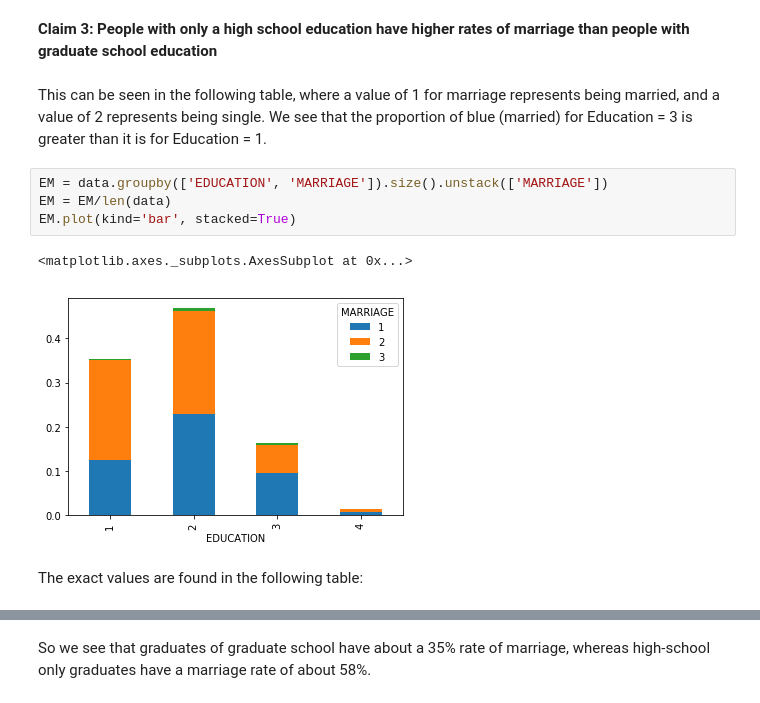
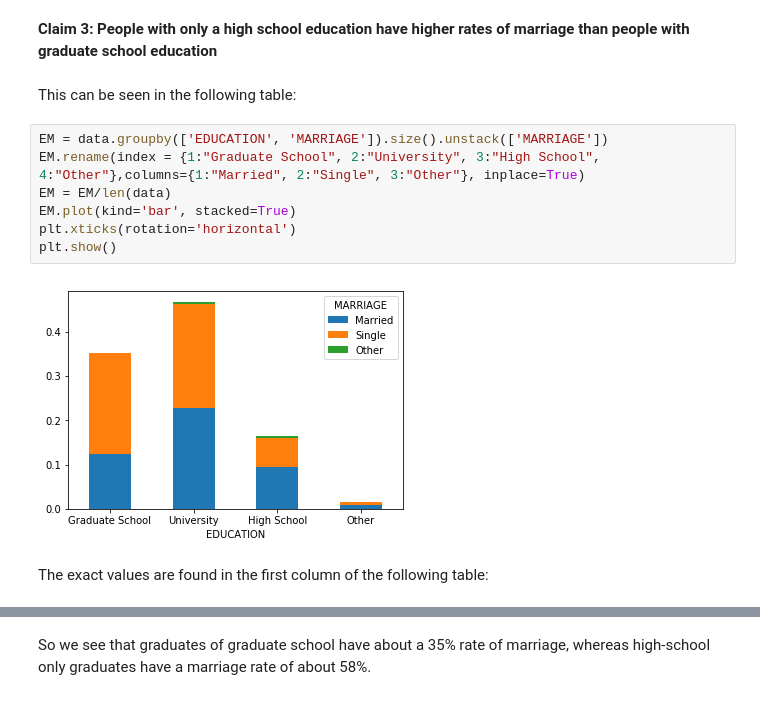
Before and after one commit to gblinick/Predicting-Credit-Card-Default-in-sci-kit-learn, a Jupyter notebook: Inferential Statistics/Inferential Statistics.ipynb, the cells around one changed output, grey strips where cells are left out. Cells and saved outputs as stored; diff of their text form.

```diff
--- a/Inferential Statistics/Inferential Statistics.ipynb
+++ b/Inferential Statistics/Inferential Statistics.ipynb
@@ -386,17 +386,19 @@ plt.hist(perm_replicates)
 As we can see again, the difference in default rates is never as great as what we observed. So we can reject the Null Hypothesis that men's and women's rates of default come from the same distribution.
 # %% [markdown]
 **Claim 3: People with only a high school education have higher rates of marriage than people with graduate school education**
-# %% [markdown]
-This can be seen in the following table, where a value of 1 for marriage represents being married, and a value of 2 represents being single. We see that the proportion of blue (married) for Education = 3 is greater than it is for Education = 1.
+# %% [markdown]
+This can be seen in the following table:
 # %%
 EM = data.groupby(['EDUCATION', 'MARRIAGE']).size().unstack(['MARRIAGE'])
+EM.rename(index = {1:"Graduate School", 2:"University", 3:"High School", 4:"Other"},columns={1:"Married", 2:"Single", 3:"Other"}, inplace=True)
 EM = EM/len(data)
 EM.plot(kind='bar', stacked=True)
+plt.xticks(rotation='horizontal')
+plt.show()
 # %% [output]
-<matplotlib.axes._subplots.AxesSubplot at 0x...>
-[figure, old version]
+[figure, new version]
 # %% [markdown]
-The exact values are found in the following table:
+The exact values are found in the first column of the following table:
 # %%
 EM = data.groupby(['EDUCATION', 'MARRIAGE']).size().unstack(['MARRIAGE'])
 EM['total'] = EM[1] + EM[2] + EM[3]
```
Also changed, not shown: parts of 12 cells of this notebook.
